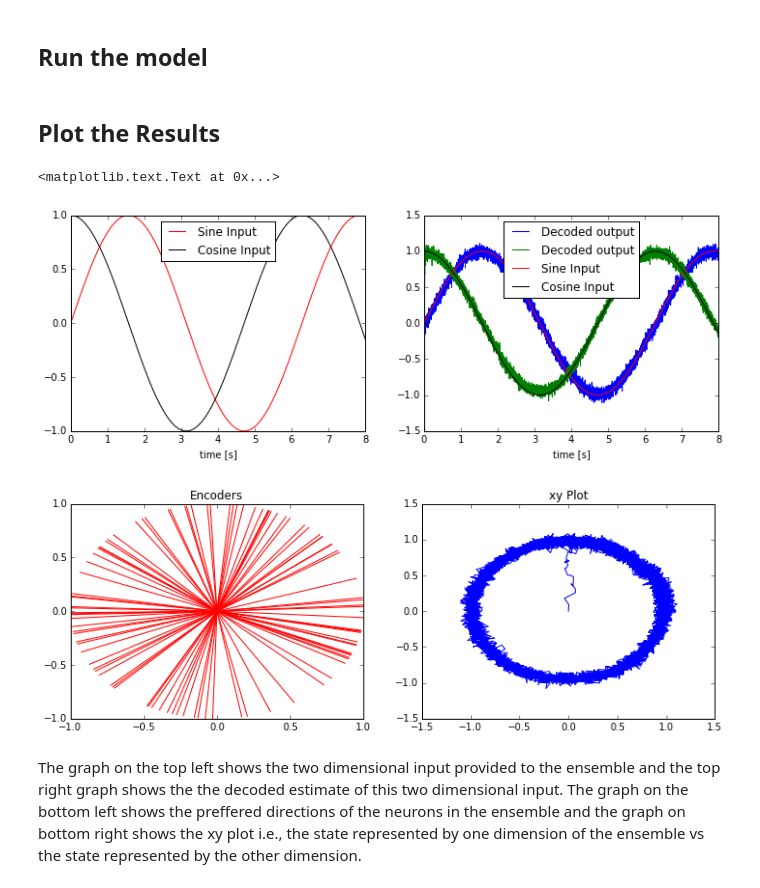
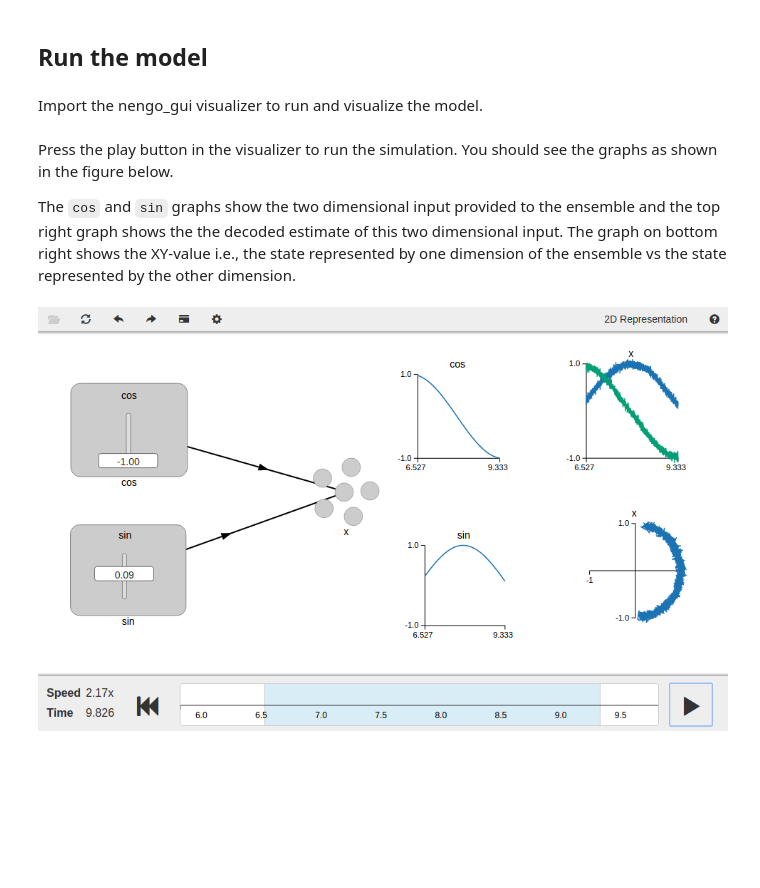
Before and after one commit to s72sue/Nengo2-Tutorials, a Jupyter notebook: chapter2/vectors.ipynb, the cells around one changed output. Drawn from its saved outputs; the diff is of its cells as text; code cells hidden in the pictures; blank space fills up the shorter version.

```diff
--- a/chapter2/vectors.ipynb
+++ b/chapter2/vectors.ipynb
@@ -48,34 +43,2 @@ sim.run(8)                    # Run it for 8 seconds
-# %% [markdown]
-## Plot the Results
-# %%
-#Plot the inputs to the ensemble
-fig = plt.figure(figsize=(12,4))
-p1 = fig.add_subplot(1,2,1)
-p1.plot(sim.trange(), sim.data[sin_probe], 'r', label="Sine Input")
-p1.plot(sim.trange(), sim.data[cos_probe], 'k', label="Cosine Input")
-p1.legend(loc="best")
-p1.set_xlabel('time [s]');
-
-#Plot the decoded output of the ensemble
-p2 = fig.add_subplot(1,2,2)
-p2.plot(sim.trange(), sim.data[x_probe], label="Decoded output")
-p2.plot(sim.trange(), sim.data[sin_probe], 'r', label="Sine Input")
-p2.plot(sim.trange(), sim.data[cos_probe], 'k', label="Cosine Input")
-p2.legend(loc="best")
-p2.set_xlabel('time [s]');
-
-#Plot the encoders for 100 neurons in the ensemble
-fig = plt.figure(figsize=(12,4))
-p3 = fig.add_subplot(1,2,1)
-p3.set_title("Encoders")
-for e in encoders:
-    p3.plot([0,e[0]], [0,e[1]], 'r')
-
-#Plot the xy plot between the two dimenstions of the ensemble
-p4 = fig.add_subplot(1,2,2)
-p4.plot(sim.data[x_probe][:,0], sim.data[x_probe][:,1])
-p4.set_title("xy Plot")
-# %% [output]
-<matplotlib.text.Text at 0x...>
-[figure, removed]
-[figure, removed]
+# %% [markdown]
+Import the nengo_gui visualizer to run and visualize the model.
@@ -82,2 +48,9 @@ p4.set_title("xy Plot")
 # %% [markdown]
-The graph on the top left shows the two dimensional input provided to the ensemble and the top right graph shows the the decoded estimate of this two dimensional input. The graph on the bottom left shows the preffered directions of the neurons in the ensemble and the graph on bottom right shows the xy plot i.e., the state represented by one dimension of the ensemble vs the state represented by the other dimension.
+Press the play button in the visualizer to run the simulation. You should see the graphs as shown in the figure below.
+
+The `cos` and `sin` graphs show the two dimensional input provided to the ensemble and the top right graph shows the the decoded estimate of this two dimensional input. The graph on bottom right shows the XY-value i.e., the state represented by one dimension of the ensemble vs the state represented by the other dimension.
+# %%
+from IPython.display import Image
+Image(filename='vectors.png')
+# %% [output]
+[figure, added]
```
Also changed, not shown: parts of 3 cells of this notebook, 29 other files.
